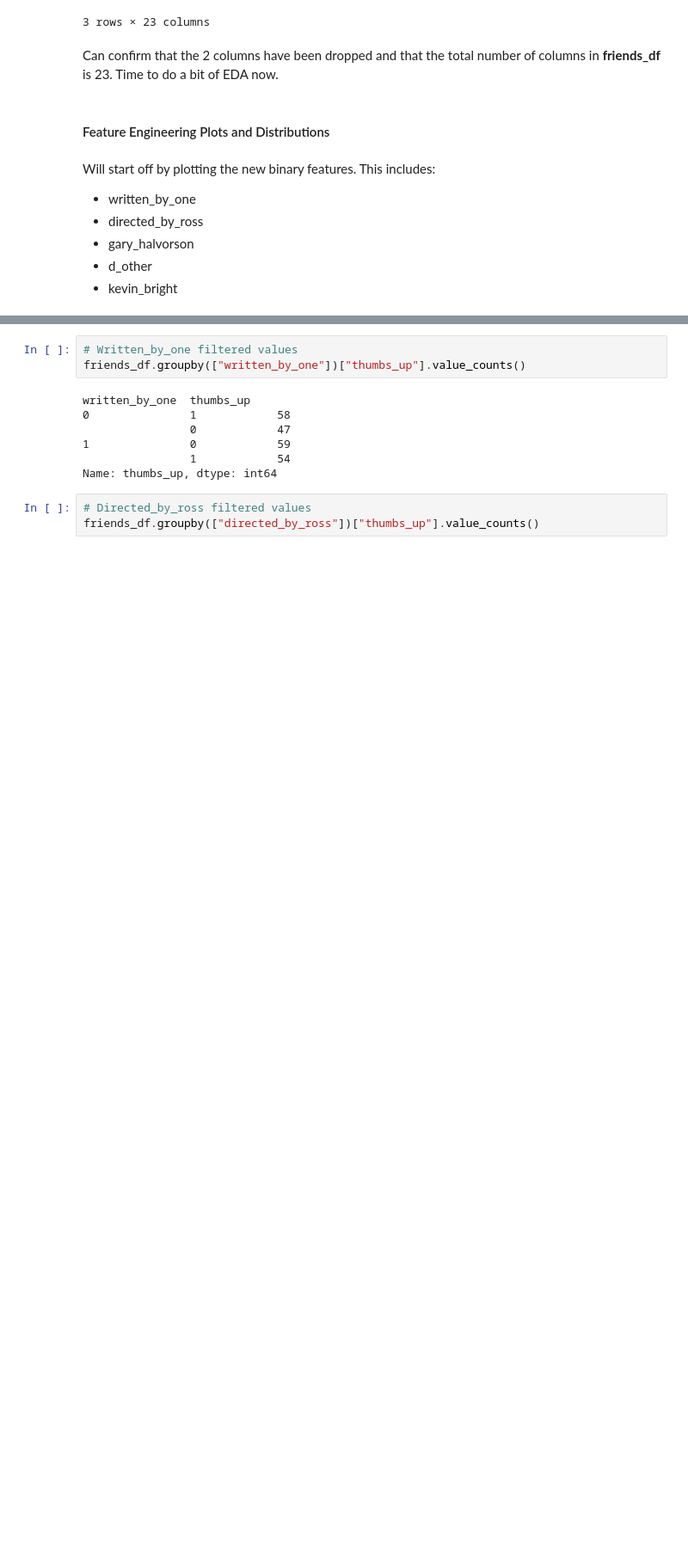
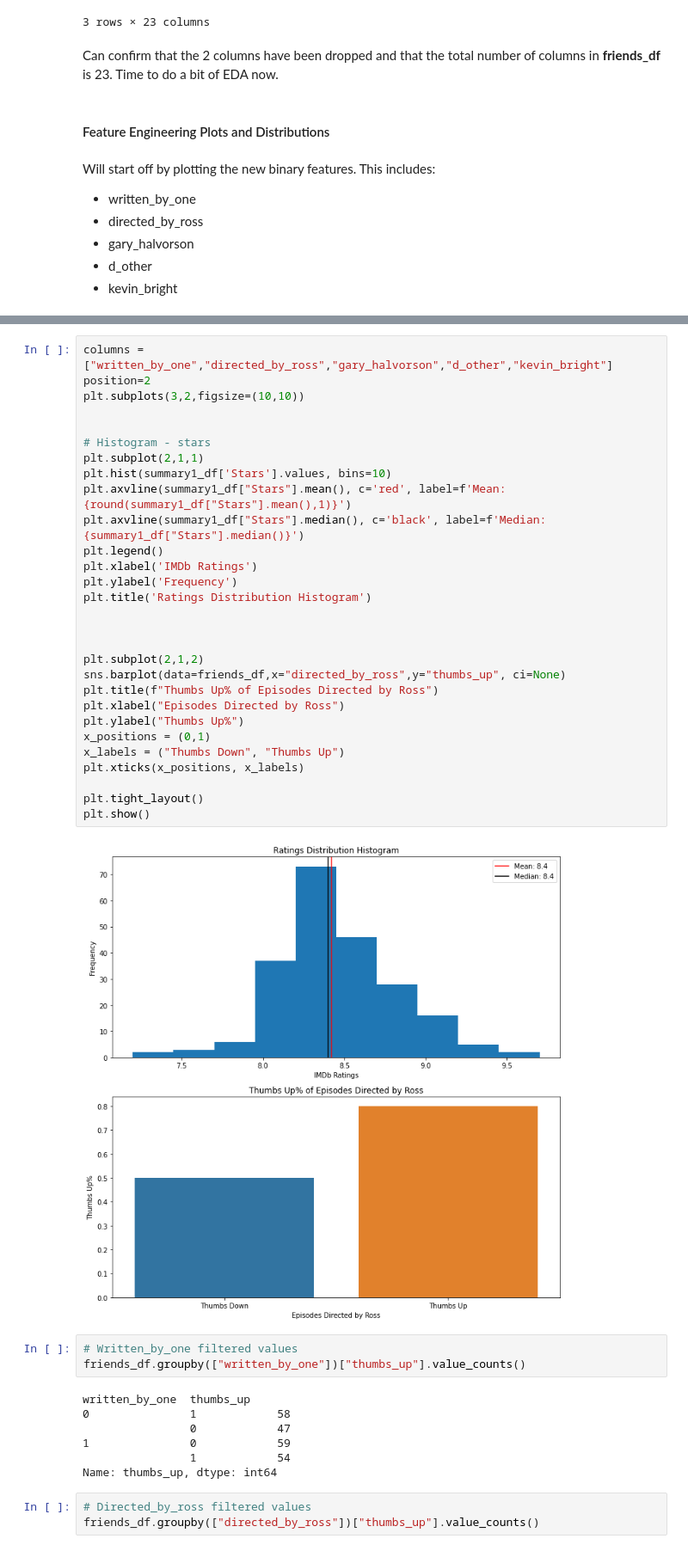
Before and after one commit to gsagararatne/Rating-FRIENDS-with-NLP, a Jupyter notebook: GSagararatne - Rating Friends with NLP.ipynb, the cells around one changed output, grey strips where cells are left out. Shown at 86% size. Cells and saved outputs as stored; diff of their text form; blank space fills up the shorter version.

```diff
--- a/GSagararatne - Rating Friends with NLP.ipynb
+++ b/GSagararatne - Rating Friends with NLP.ipynb
@@ -2114,3 +2144,34 @@ plt.show()
+# %%
+columns = ["written_by_one","directed_by_ross","gary_halvorson","d_other","kevin_bright"]
+position=2
+plt.subplots(3,2,figsize=(10,10))
+
+
+# Histogram - stars
+plt.subplot(2,1,1)
+plt.hist(summary1_df['Stars'].values, bins=10)
+plt.axvline(summary1_df["Stars"].mean(), c='red', label=f'Mean: {round(summary1_df["Stars"].mean(),1)}')
+plt.axvline(summary1_df["Stars"].median(), c='black', label=f'Median: {summary1_df["Stars"].median()}')
+plt.legend()
+plt.xlabel('IMDb Ratings')
+plt.ylabel('Frequency')
+plt.title('Ratings Distribution Histogram')
+
+
+
+plt.subplot(2,1,2)
+sns.barplot(data=friends_df,x="directed_by_ross",y="thumbs_up", ci=None)
+plt.title(f"Thumbs Up% of Episodes Directed by Ross")
+plt.xlabel("Episodes Directed by Ross")
+plt.ylabel("Thumbs Up%")
+x_positions = (0,1)
+x_labels = ("Thumbs Down", "Thumbs Up")
+plt.xticks(x_positions, x_labels)
+
+plt.tight_layout()
+plt.show()
+# %% [output]
+[figure, added]
 # %%
 # Written_by_one filtered values
 friends_df.groupby(["written_by_one"])["thumbs_up"].value_counts()
```
Also changed, not shown: parts of 69 cells of this notebook.
